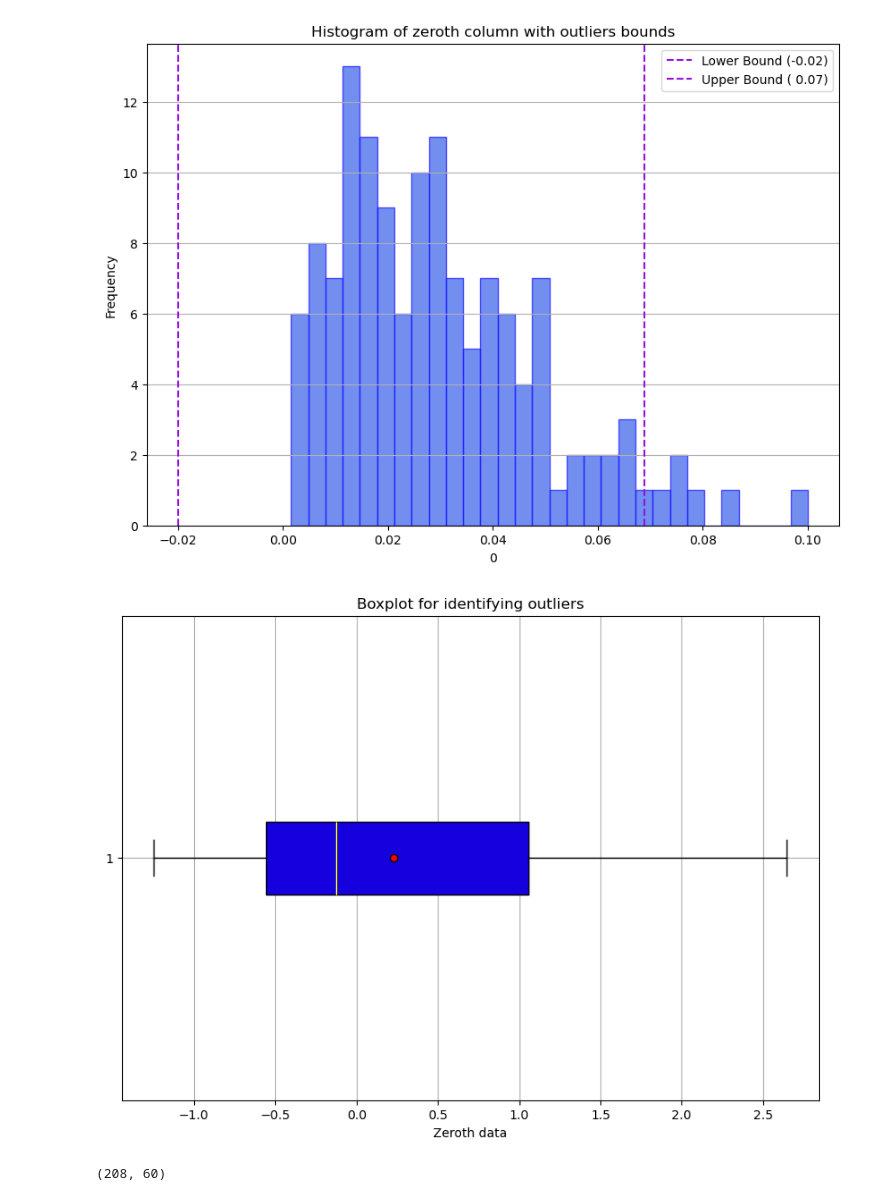
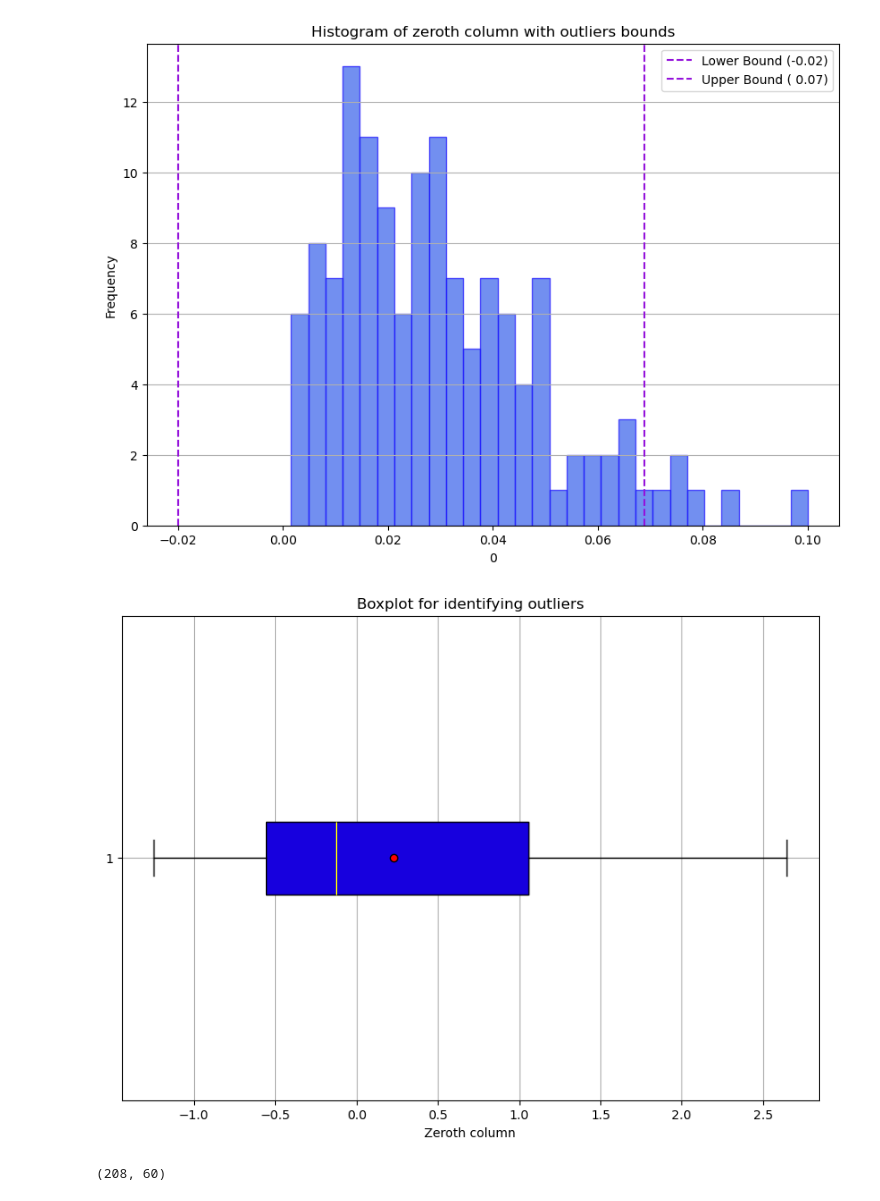
Before and after one commit to Malinda1/Rock_and_mine_prediction_through_neural_network, a Jupyter notebook: Rock_and_Mine_prediction.ipynb, the cells around one changed output. Drawn from its saved outputs; the diff is of its cells as text; code cells hidden in the pictures.

```diff
--- a/Rock_and_Mine_prediction.ipynb
+++ b/Rock_and_Mine_prediction.ipynb
@@ -151,22 +188,22 @@ df_oulier_scaled = scaler.fit_transform(data01.iloc[:, :-1])
 # %%
 plt.figure(figsize = (10, 7))
 
 plt.boxplot(df_oulier_scaled[1],
            vert = False,
             patch_artist = True,
             showmeans = True,
             boxprops = dict(facecolor = '#1700DE'),
             meanprops=dict(marker='o', markerfacecolor='red', markeredgecolor='black'),  # Style for the mean
             whiskerprops=dict(color='black'),  # Color for whiskers
             capprops=dict(color='black'),  # Color for caps
             medianprops=dict(color='yellow'),  # Color for the median line
            )
 plt.title('Boxplot for identifying outliers')
-plt.xlabel('Zeroth data')
+plt.xlabel('Zeroth column')
 plt.grid(True)
 plt.show()
 # %% [output]
-[figure, old version]
+[figure, new version]
 # %%
 df_oulier_scaled.shape
 # %% [output]
```
Also changed, not shown: parts of 6 cells of this notebook.
